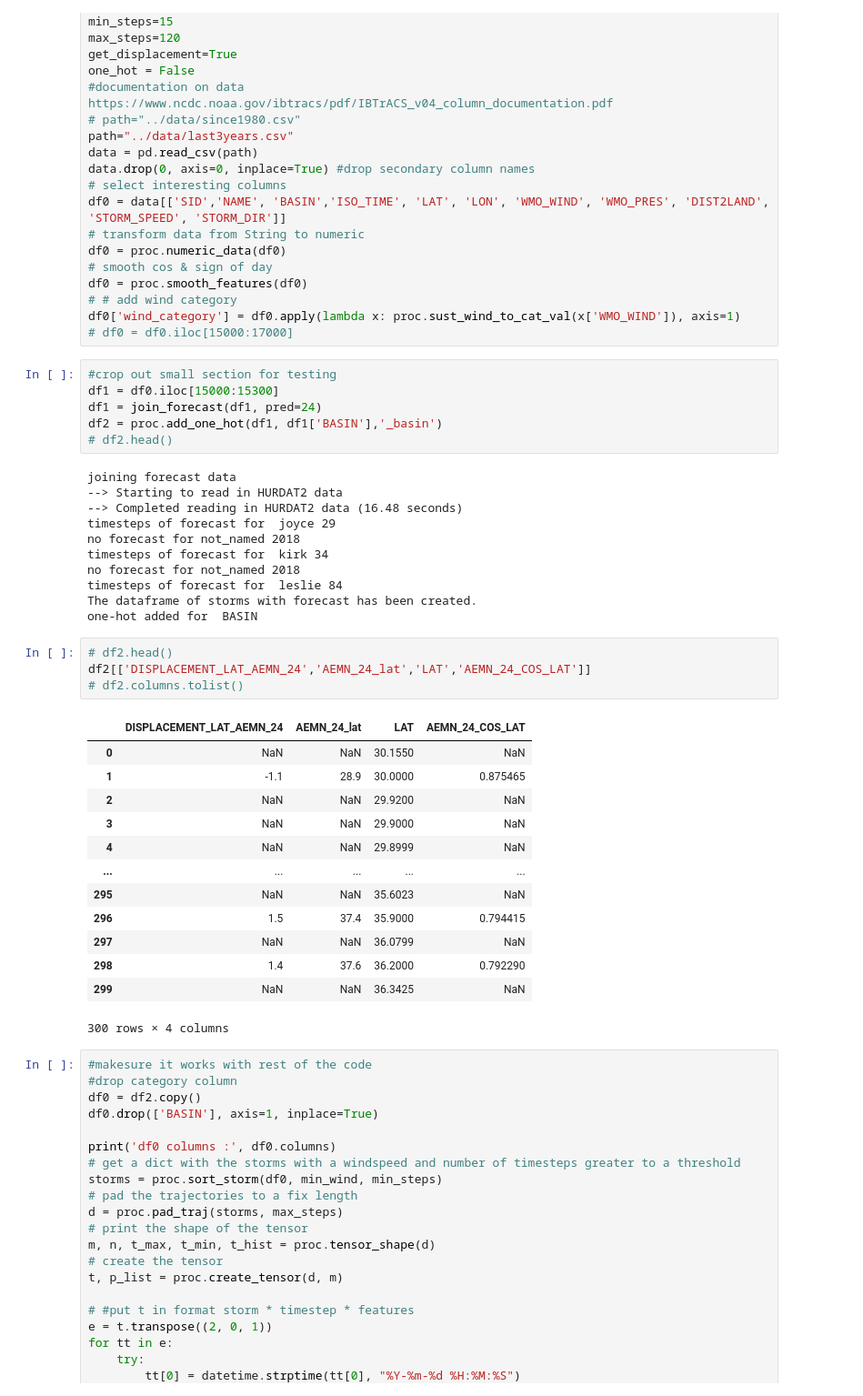
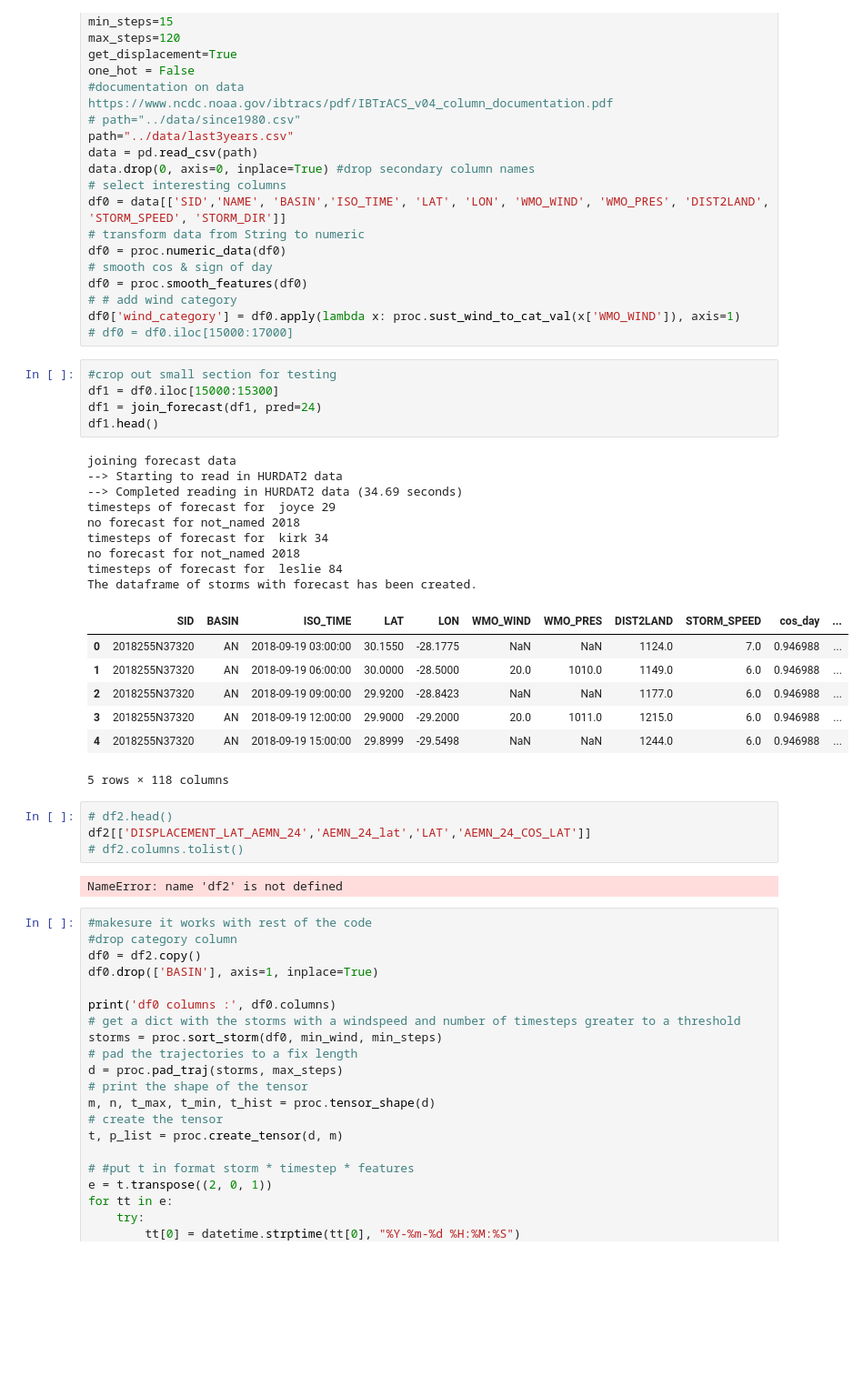
Before and after one commit to leobix/hurricast, a Jupyter notebook: nhc_baselines/Tropycal.ipynb, the cells around one changed output. Shown: that part at 91% size. Saved outputs shown, nothing was run; the diff lists cells and outputs as text; blank space fills up the shorter version.

```diff
--- a/nhc_baselines/Tropycal.ipynb
+++ b/nhc_baselines/Tropycal.ipynb
@@ -205,38 +205,31 @@ df0['wind_category'] = df0.apply(lambda x: proc.sust_wind_to_cat_val(x['WMO_WIND
 # %%
 #crop out small section for testing
 df1 = df0.iloc[15000:15300]
 df1 = join_forecast(df1, pred=24)
-df2 = proc.add_one_hot(df1, df1['BASIN'],'_basin')
-# df2.head()
+df1.head()
 # %% [output]
 joining forecast data
 --> Starting to read in HURDAT2 data
---> Completed reading in HURDAT2 data (16.48 seconds)
+--> Completed reading in HURDAT2 data (34.69 seconds)
 timesteps of forecast for  joyce 29
 no forecast for not_named 2018
 timesteps of forecast for  kirk 34
 no forecast for not_named 2018
 timesteps of forecast for  leslie 84
 The dataframe of storms with forecast has been created.
-one-hot added for  BASIN
+|  | SID | BASIN | ISO_TIME | LAT | LON | WMO_WIND | WMO_PRES | DIST2LAND | STORM_SPEED | cos_day | ... |
+| 0 | 2018255N37320 | AN | 2018-09-19 03:00:00 | 30.1550 | -28.1775 | NaN | NaN | 1124.0 | 7.0 | 0.946988 | ... |
+| 1 | 2018255N37320 | AN | 2018-09-19 06:00:00 | 30.0000 | -28.5000 | 20.0 | 1010.0 | 1149.0 | 6.0 | 0.946988 | ... |
+| 2 | 2018255N37320 | AN | 2018-09-19 09:00:00 | 29.9200 | -28.8423 | NaN | NaN | 1177.0 | 6.0 | 0.946988 | ... |
+| 3 | 2018255N37320 | AN | 2018-09-19 12:00:00 | 29.9000 | -29.2000 | 20.0 | 1011.0 | 1215.0 | 6.0 | 0.946988 | ... |
+| 4 | 2018255N37320 | AN | 2018-09-19 15:00:00 | 29.8999 | -29.5498 | NaN | NaN | 1244.0 | 6.0 | 0.946988 | ... |
+5 rows × 118 columns
 # %%
 # df2.head()
 df2[['DISPLACEMENT_LAT_AEMN_24','AEMN_24_lat','LAT','AEMN_24_COS_LAT']]
 # df2.columns.tolist()
 # %% [output]
-|  | DISPLACEMENT_LAT_AEMN_24 | AEMN_24_lat | LAT | AEMN_24_COS_LAT |
-| 0 | NaN | NaN | 30.1550 | NaN |
-| 1 | -1.1 | 28.9 | 30.0000 | 0.875465 |
-| 2 | NaN | NaN | 29.9200 | NaN |
-| 3 | NaN | NaN | 29.9000 | NaN |
-| 4 | NaN | NaN | 29.8999 | NaN |
-| ... | ... | ... | ... | ... |
-| 295 | NaN | NaN | 35.6023 | NaN |
-| 296 | 1.5 | 37.4 | 35.9000 | 0.794415 |
-| 297 | NaN | NaN | 36.0799 | NaN |
-| 298 | 1.4 | 37.6 | 36.2000 | 0.792290 |
-| 299 | NaN | NaN | 36.3425 | NaN |
-300 rows × 4 columns
+NameError: name 'df2' is not defined
 # %%
 #makesure it works with rest of the code
 #drop category column
```
Also changed, not shown: 2 other files.
